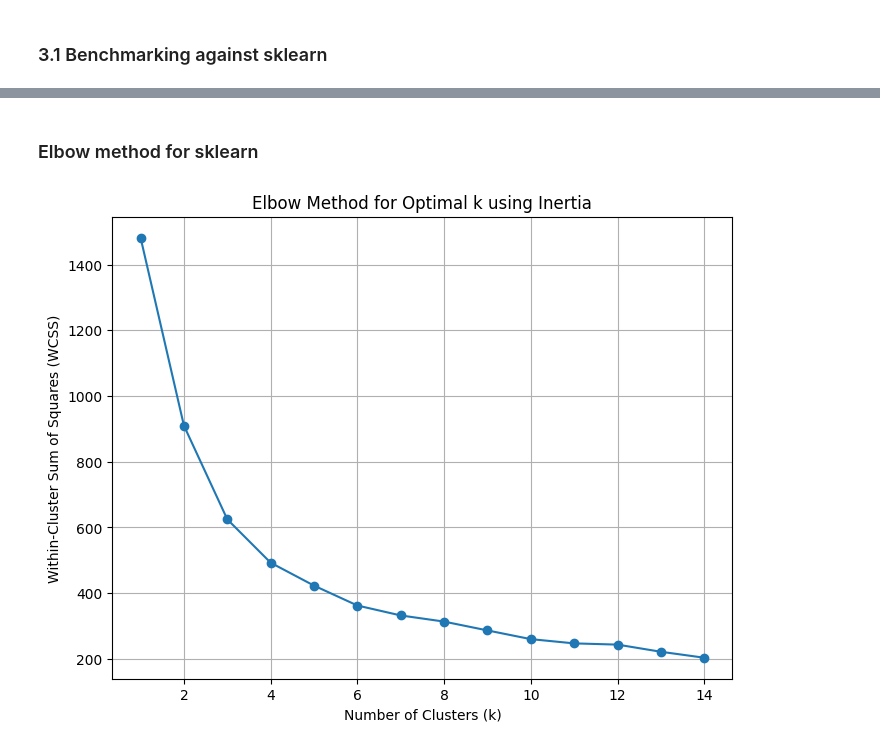
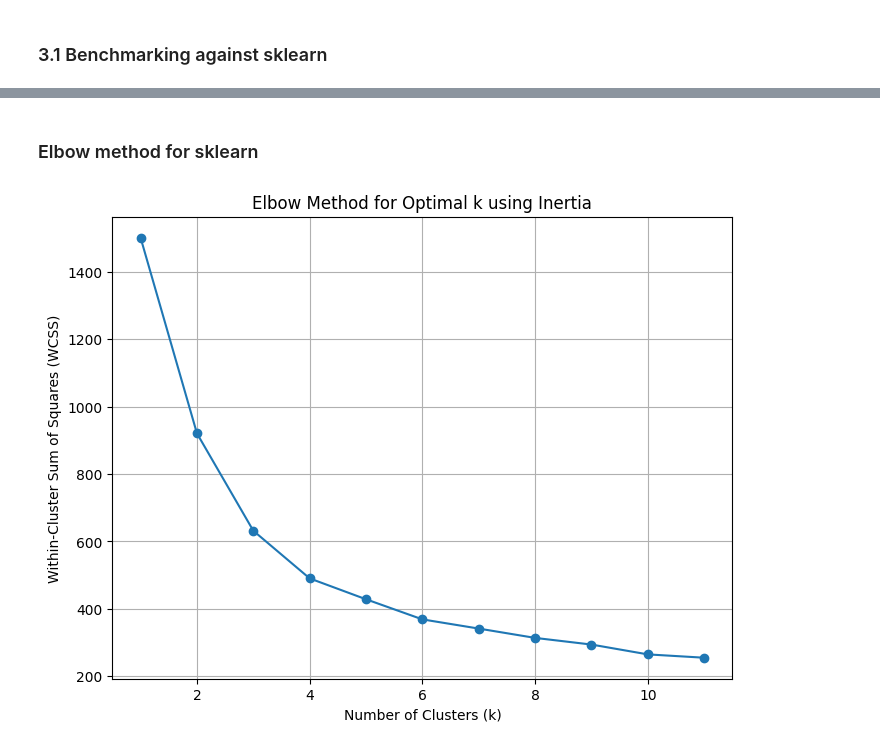
Before and after one commit to IngaKristin/DataMiningProject, a Jupyter notebook: k_means_implementation.ipynb, the cells around one changed output, grey strips where cells are left out. Drawn from its saved outputs; the diff is of its cells as text; code cells hidden in the pictures.

```diff
--- a/k_means_implementation.ipynb
+++ b/k_means_implementation.ipynb
@@ -355,28 +356,28 @@ plt.show()
-# %% [markdown]
-### Elbow method for sklearn
-# %%
-
-#amount of clusters, we want to check for
-k_values = range(1, 15)
-
-# Initialize an empty list to store the values for each value of k-means
-wcss = []
-
-# Calculate WCSS for each k
-for k in k_values:
-    kmeans_comp = SKLKMeans(n_clusters=k)
-    labels = kmeans_comp.fit_predict(data)
-    inertia_comp = kmeans_comp.inertia_
-    wcss.append(inertia_comp)
-
-# Plot the elbow curve
-plt.figure(figsize=(8, 6))
-plt.plot(k_values, wcss, marker='o', linestyle='-')
-plt.title('Elbow Method for Optimal k using Inertia')
-plt.xlabel('Number of Clusters (k)')
-plt.ylabel('Within-Cluster Sum of Squares (WCSS)')
-plt.grid(True)
-plt.savefig('elbow_inertia_sklearn')
-plt.show()
-# %% [output]
-[figure, removed]
+# %% [markdown]
+### Elbow method for sklearn
+# %%
+
+#amount of clusters, we want to check for
+k_values = range(1, 12)
+
+# Initialize an empty list to store the values for each value of k-means
+wcss = []
+
+# Calculate WCSS for each k
+for k in k_values:
+    kmeans_comp = SKLKMeans(n_clusters=k)
+    labels = kmeans_comp.fit_predict(data)
+    inertia_comp = kmeans_comp.inertia_
+    wcss.append(inertia_comp)
+
+# Plot the elbow curve
+plt.figure(figsize=(8, 6))
+plt.plot(k_values, wcss, marker='o', linestyle='-')
+plt.title('Elbow Method for Optimal k using Inertia')
+plt.xlabel('Number of Clusters (k)')
+plt.ylabel('Within-Cluster Sum of Squares (WCSS)')
+plt.grid(True)
+plt.savefig('elbow_inertia_sklearn')
+plt.show()
+# %% [output]
+[figure, added]
```
Also changed, not shown: parts of 9 cells of this notebook, 2 other files.
